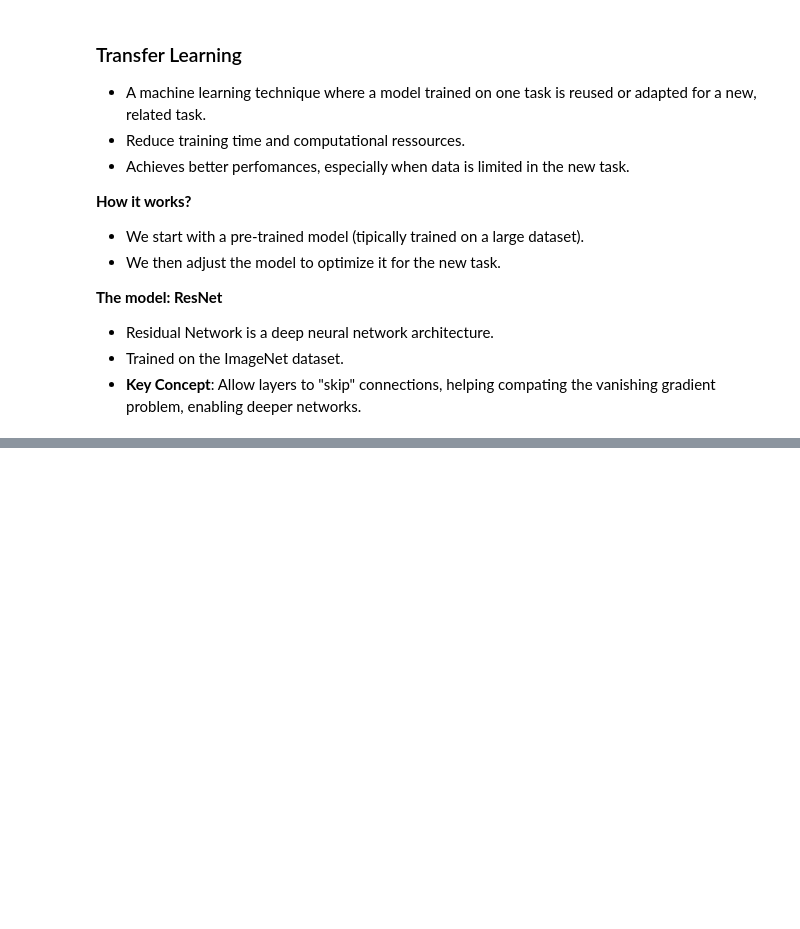
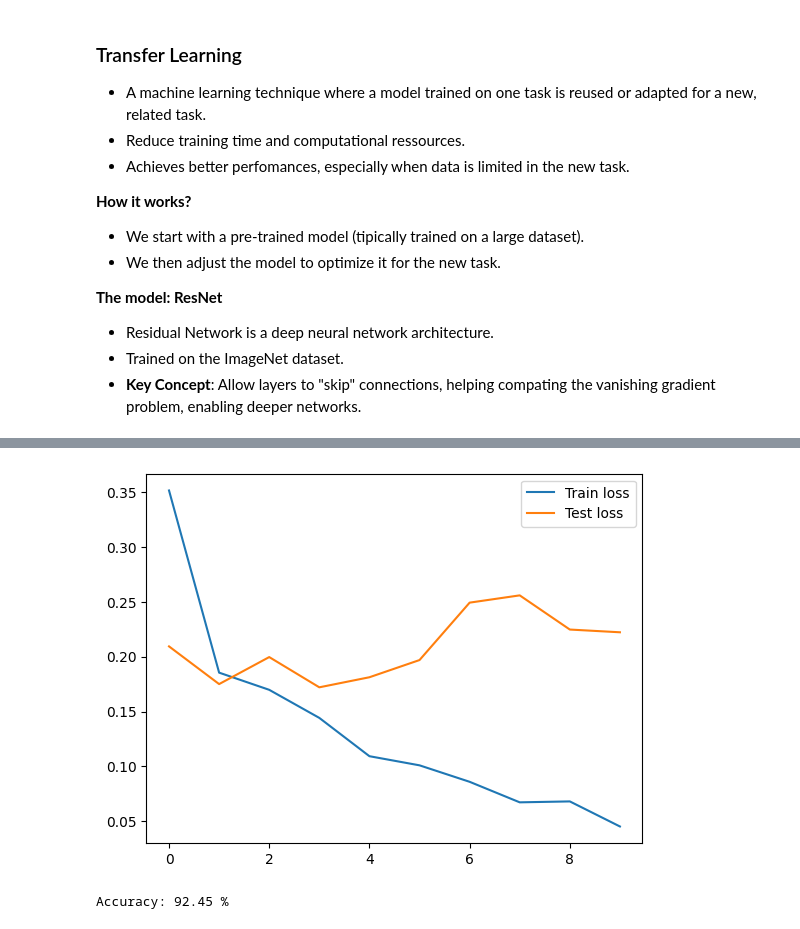
Before and after one commit to lucasbonnas/deep-learning-course, a Jupyter notebook: 08-tire-quality/tire-quality-classification.ipynb, the cells around one changed output, grey strips where cells are left out. Cells and saved outputs as stored; diff of their text form; code cells hidden in the pictures; blank space fills up the shorter version.

```diff
--- a/08-tire-quality/tire-quality-classification.ipynb
+++ b/08-tire-quality/tire-quality-classification.ipynb
@@ -33,0 +31,3 @@ False
+# %%
+if torch.cuda.is_available():
+    device = torch.device("cuda")
@@ -33,0 +114,25 @@ False
+# %%
+# Creating a fully-connected model
+fc_model = nn.Sequential(
+    nn.Linear(2048, 1024),
+    nn.ReLU(),
+    nn.Linear(1024, 1)
+)
+
+fc_model = fc_model.to(device)
+
+# Combining the two models
+model = nn.Sequential(
+    resnet50_model,
+    fc_model
+)
+
+model = model.to(device)
+# %%
+# Examinating the output with the connected model
+for X, y in train_dataloader:
+    X = X.to(device)
+
+    y_pred = model(X)
+    print(y_pred.shape)
+    break
@@ -33,0 +141,6 @@ False
+# %%
+# Defining the optimizer (passing only the fc_model)
+optimizer = torch.optim.Adam(fc_model.parameters(), lr=0.001)
+
+# Defining the loss function
+criterion = nn.BCEWithLogitsLoss()
@@ -33,0 +195,39 @@ False
+# %%
+import matplotlib.pyplot as plt
+
+# Examinating train and test loss
+
+plt.figure()
+plt.plot(train_losses, label="Train loss")
+plt.plot(test_losses, label="Test loss")
+plt.legend()
+plt.show()
+# %% [output]
+[figure, added]
+# %%
+# Evaluating the model
+
+model.eval()
+with torch.no_grad():
+    total = 0
+    accurate = 0
+
+    for X, y in test_dataloader:
+        X = X.to(device)
+        y = y.to(device).type(torch.float32).reshape(-1, 1)
+
+        # Apply the model
+        y_pred = model(X)
+
+        # Convert to 0 or 1
+        predictions = (torch.sigmoid(y_pred) > 0.5).type(torch.float32)
+
+        # Count corrects
+        correct = (predictions == y).sum().item()
+        accurate += correct
+        total += y.size(0)
+
+    accuracy = 100 * accurate / total
+    print(f"Accuracy: {accuracy:.2f} %")
+# %% [output]
+Accuracy: 92.45 %
```
Also changed, not shown: parts of 13 cells of this notebook, 18 other files.
